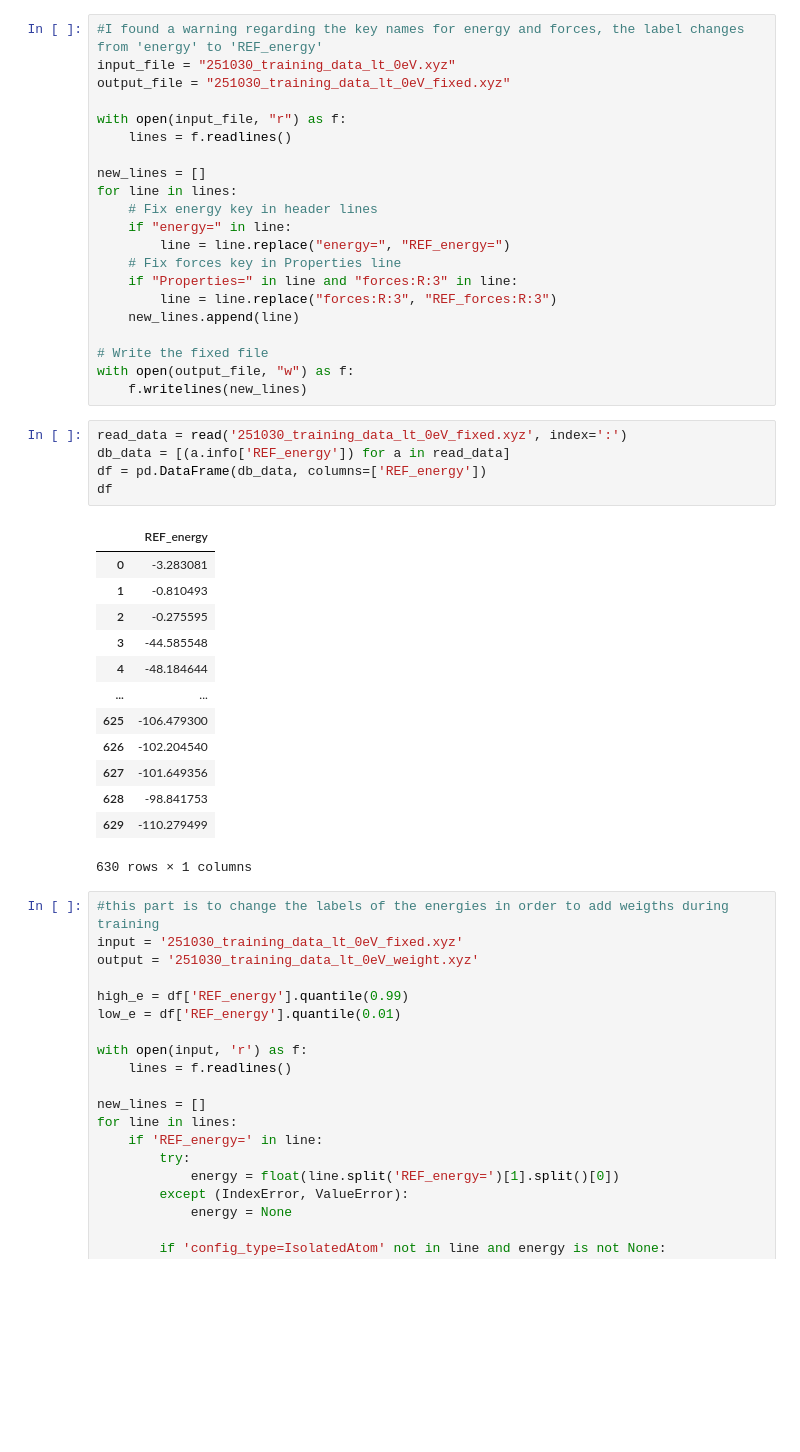
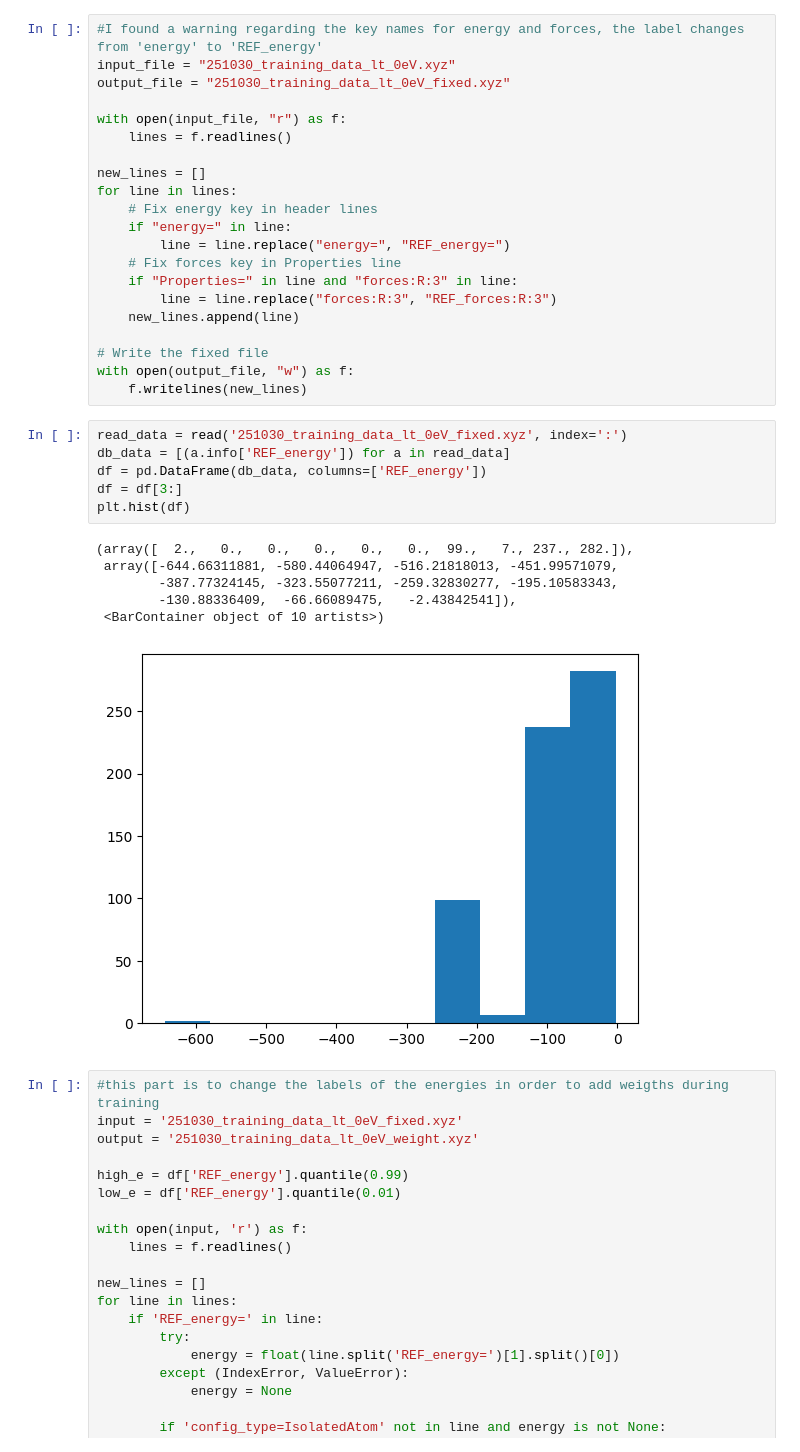
Before and after one commit to ShannonNCM/research_files, a Jupyter notebook: new_model/model_01/training_notebook.ipynb, the cells around one changed output. Saved outputs shown, nothing was run; the diff lists cells and outputs as text; blank space fills up the shorter version.

```diff
--- a/new_model/model_01/training_notebook.ipynb
+++ b/new_model/model_01/training_notebook.ipynb
@@ -37,22 +37,16 @@ with open(output_file, "w") as f:
 # %%
 read_data = read('251030_training_data_lt_0eV_fixed.xyz', index=':')
 db_data = [(a.info['REF_energy']) for a in read_data]
 df = pd.DataFrame(db_data, columns=['REF_energy'])
-df
+df = df[3:]
+plt.hist(df)
 # %% [output]
-|  | REF_energy |
-| 0 | -3.283081 |
-| 1 | -0.810493 |
-| 2 | -0.275595 |
-| 3 | -44.585548 |
-| 4 | -48.184644 |
-| ... | ... |
-| 625 | -106.479300 |
-| 626 | -102.204540 |
-| 627 | -101.649356 |
-| 628 | -98.841753 |
-| 629 | -110.279499 |
-630 rows × 1 columns
+(array([  2.,   0.,   0.,   0.,   0.,   0.,  99.,   7., 237., 282.]),
+ array([-644.66311881, -580.44064947, -516.21818013, -451.99571079,
+        -387.77324145, -323.55077211, -259.32830277, -195.10583343,
+        -130.88336409,  -66.66089475,   -2.43842541]),
+ <BarContainer object of 10 artists>)
+[figure, added]
 # %%
 #this part is to change the labels of the energies in order to add weigths during training
 input = '251030_training_data_lt_0eV_fixed.xyz'
```
Also changed, not shown: 1 other file.
